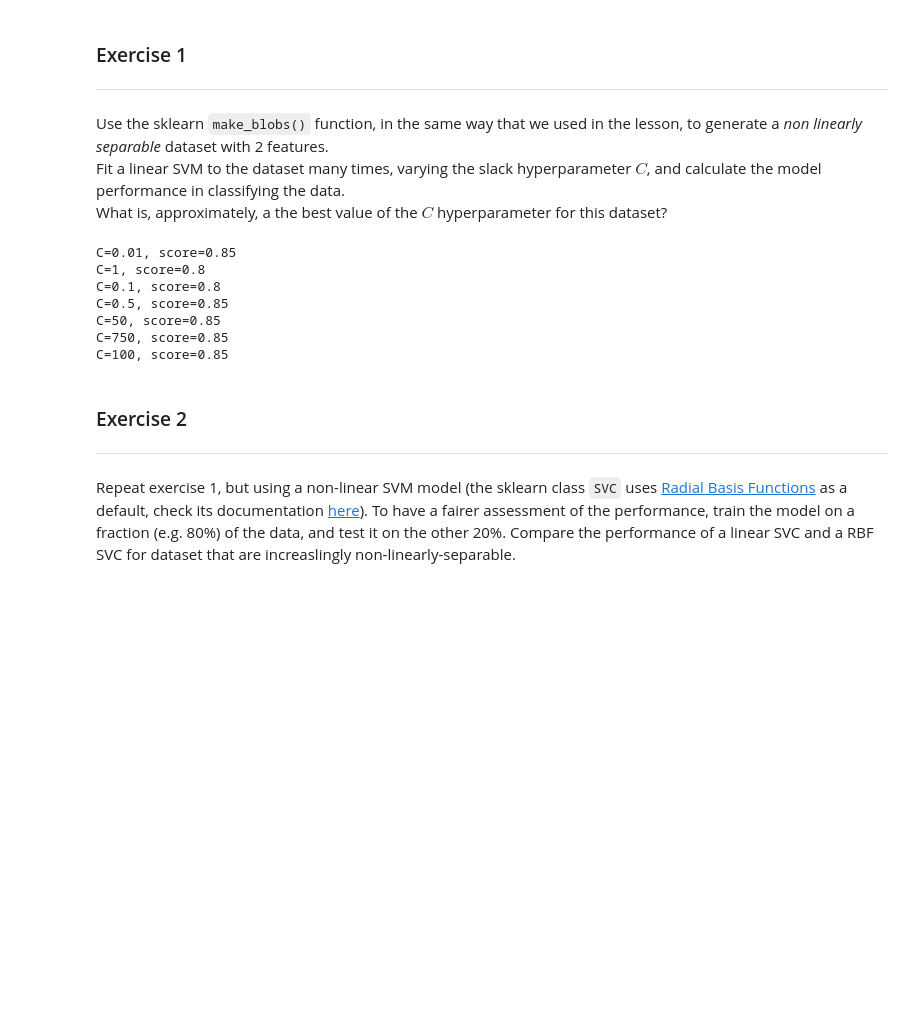
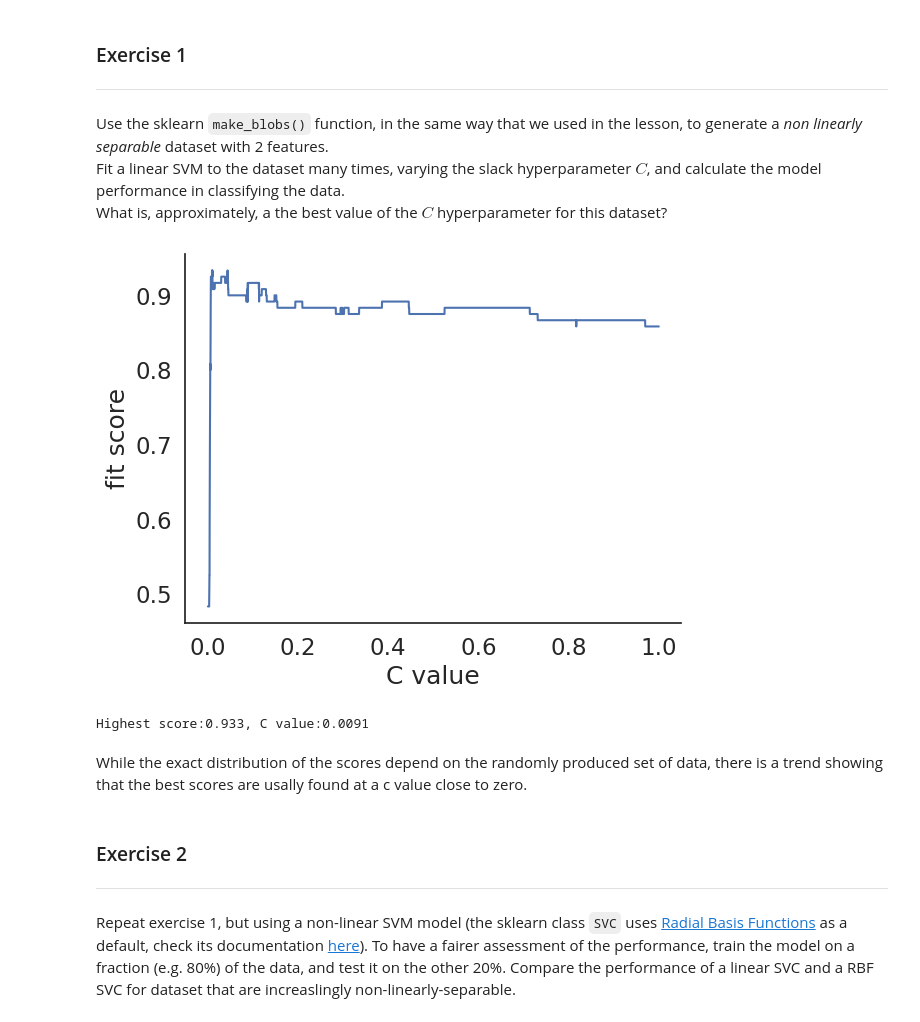
Before and after one commit to TSchwierz/NeuroAnalysis, a Jupyter notebook: SVMexercise.ipynb, the cells around one changed output. Drawn from its saved outputs; the diff is of its cells as text; code cells hidden in the pictures; blank space fills up the shorter version.

```diff
--- a/SVMexercise.ipynb
+++ b/SVMexercise.ipynb
@@ -26,26 +28,32 @@ What is, approximately, a the best value of the $C$ hyperparameter for this data
 n = 100
 ratio = .8
 aux = int(n*ratio)
-X,Y = make_blobs(n_samples=100,n_features =2,centers=[[-1,0],[1,0]],cluster_std=.8)
+X,Y = make_blobs(n_samples=200,n_features =2,centers=[[-1,0],[1,0]],cluster_std=.8)
 X_train = X[:aux]
 X_test = X[aux:]
 Y_train = Y[:aux]
 Y_test = Y[aux:]
-C = [0.01, 1, 0.1, 0.5, 50, 750, n]
-
-for c in C:
-    svc_model = svm.SVC(kernel='linear',C=c);
-    svc_model.fit(X_train, Y_train)
-    score_ = svc_model.score(X_test,Y_test)
-    print(f'C={c}, score={score_:.3}')
-# %% [output]
-C=0.01, score=0.85
-C=1, score=0.8
-C=0.1, score=0.8
-C=0.5, score=0.85
-C=50, score=0.85
-C=750, score=0.85
-C=100, score=0.85
+# %%
+C = np.linspace(0.0001, 1, 10000)
+scores = []
+
+for c in tqdm(C):
+    svc_model = svm.SVC(kernel='linear',C=c);
+    svc_model.fit(X_train, Y_train)
+    score_ = svc_model.score(X_test,Y_test)
+    #print(f'C={c}, score={score_:.3}')
+    scores.append(score_)
+
+plt.plot(C, scores)
+plt.xlabel('C value')
+plt.ylabel('fit score')
+plt.show()
+print(f'Highest score:{np.max(scores):.3}, C value:{C[np.argmax(scores)]}')
+# %% [output]
+[figure, added]
+Highest score:0.933, C value:0.0091
+# %% [markdown]
+While the exact distribution of the scores depend on the randomly produced set of data, there is a trend showing that the best scores are usally found at a c value close to zero.
 # %% [markdown]
 ### Exercise 2
 ---
```
Also changed, not shown: parts of 4 cells of this notebook, 1 other file.
